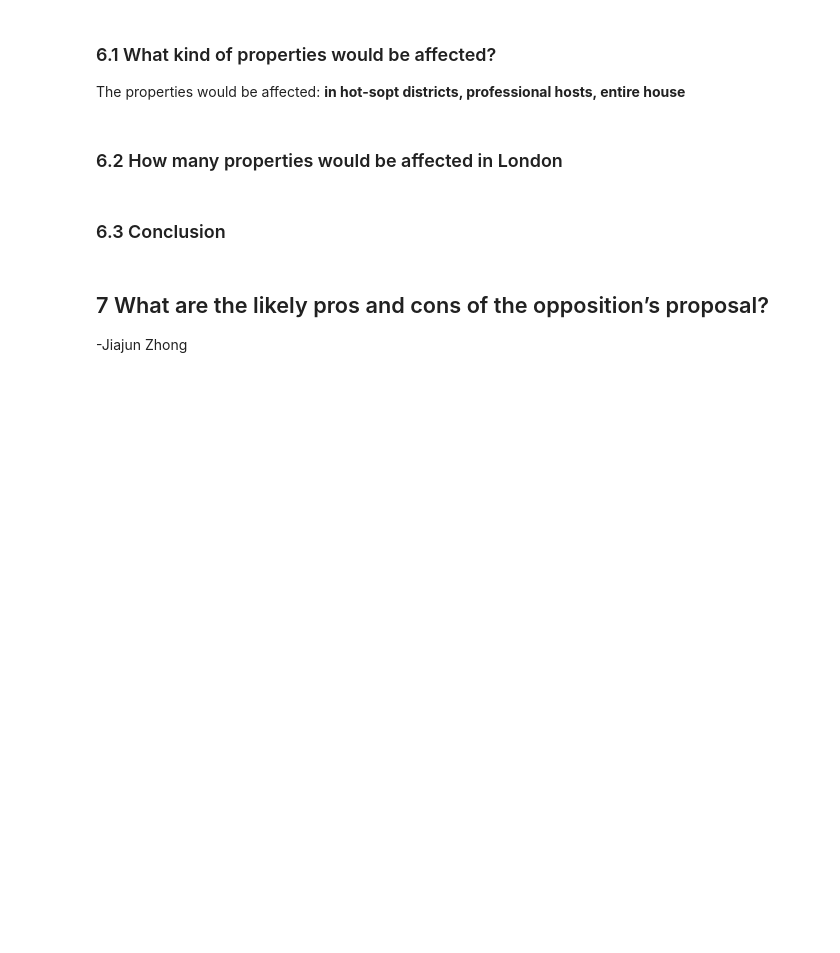
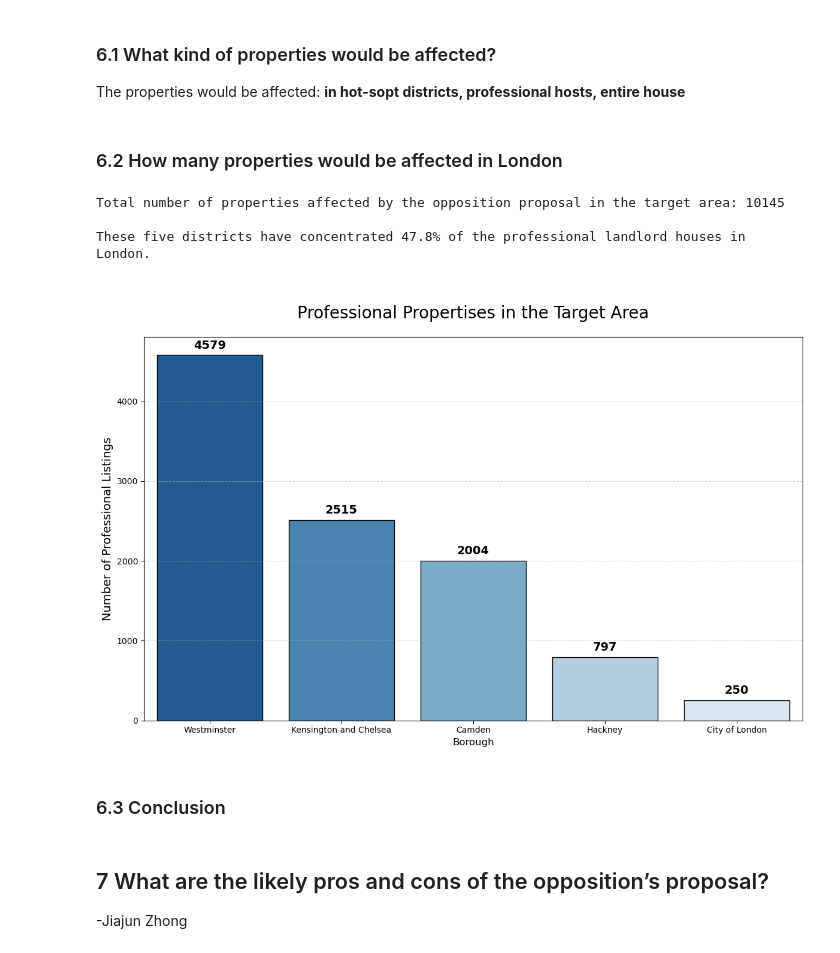
Before and after one commit to mixedmint/fsds_group, a Jupyter notebook: group_work.ipynb, the cells around one changed output. Cells and saved outputs as stored; diff of their text form; code cells hidden in the pictures; blank space fills up the shorter version.

```diff
--- a/group_work.ipynb
+++ b/group_work.ipynb
@@ -815,5 +1094,69 @@ The properties would be affected: **in hot-sopt districts, professional hosts, e
 # %% [markdown]
 ### 6.2 How many properties would be affected in London
+# %%
+# 1. Five areas that are most affected
+target_boros = [
+    'City of London',
+    'Westminster',
+    'Kensington and Chelsea',
+    'Camden',
+    'Hackney'
+]
+target_properties = df_potential_pros[df_potential_pros['NAME'].isin(target_boros)]
+
+# 2. Calculating the total number of affected properties and the number in each region
+total_target_affected = len(target_properties)
+target_n = target_properties['NAME'].value_counts().reset_index()
+target_n.columns = ['Borough', 'Count']
+total_london_pros = len(df_potential_pros)
+target_n_total = target_n['Count'].sum()
+concentration_ratio = (target_n_total / total_london_pros) * 100
+
+print(f"Total number of properties affected by the opposition proposal in the target area: {total_target_affected}")
+print(f"\nThese five districts have concentrated {concentration_ratio:.1f}% of the professional landlord houses in London.")
+
+# 3. Visualization
+plt.figure(figsize=(12,8))
+
+# Mapping
+barplot = sns.barplot(
+    data=target_n,
+    x='Borough',
+    y='Count',
+    palette='Blues_r',
+    hue='Borough',
+    legend=False,
+    edgecolor='black'
+)
+
+# Adding data labels
+for p in barplot.patches:
+    height = p.get_height()
+    barplot.annotate(
+        f'{int(height)}',
+        (p.get_x() + p.get_width() / 2., height),
+        ha='center',
+        va='bottom',
+        fontsize=14,
+        fontweight='bold',
+        color='black',
+        xytext=(0, 5),
+        textcoords='offset points'
+    )
+
+plt.title('\nProfessional Propertises in the Target Area', fontsize=20, pad=22)
+plt.xlabel('Borough', fontsize=12)
+plt.ylabel('Number of Professional Listings', fontsize=14)
+plt.grid(axis='y', linestyle='--', alpha=0.5)
+plt.xticks(rotation=0)
+
+plt.tight_layout()
+plt.show()
+# %% [output]
+Total number of properties affected by the opposition proposal in the target area: 10145
+
+These five districts have concentrated 47.8% of the professional landlord houses in London.
+[figure, added]
 # %% [markdown]
 ### 6.3 Conclusion
 # %% [markdown]
```
Also changed, not shown: parts of 13 cells of this notebook.
